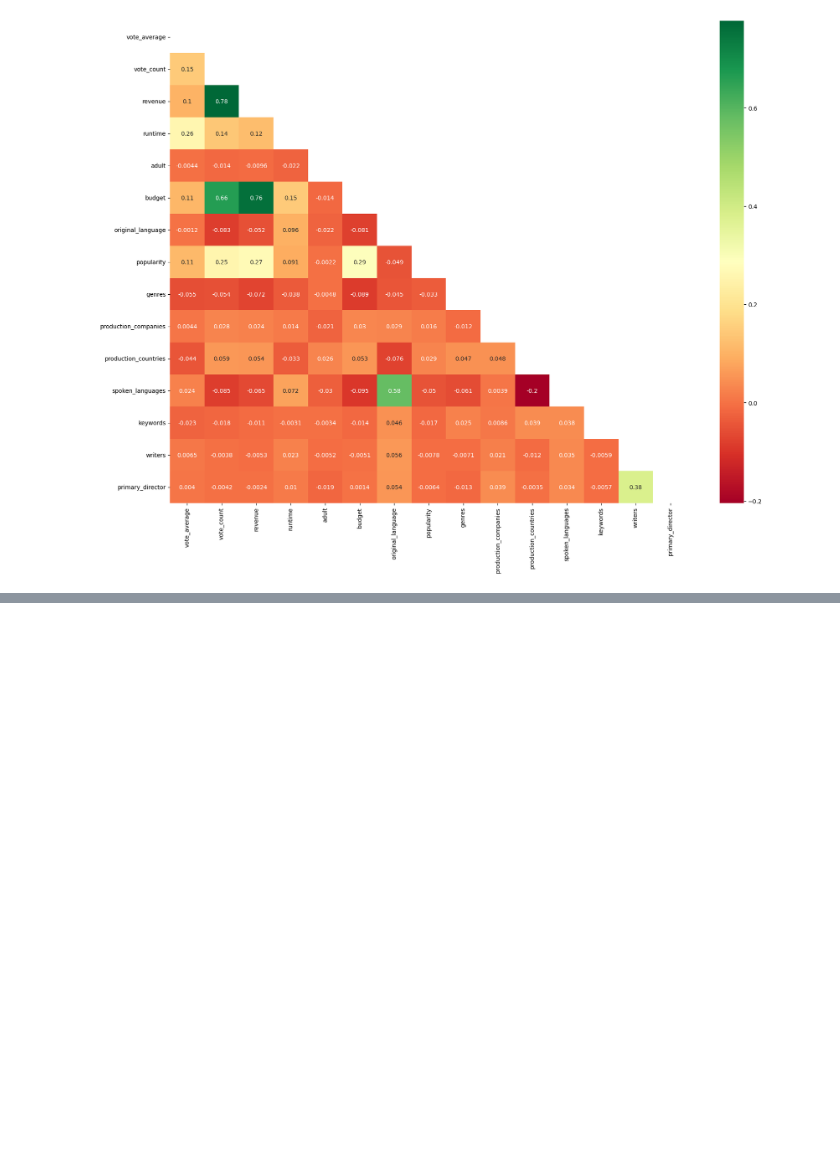
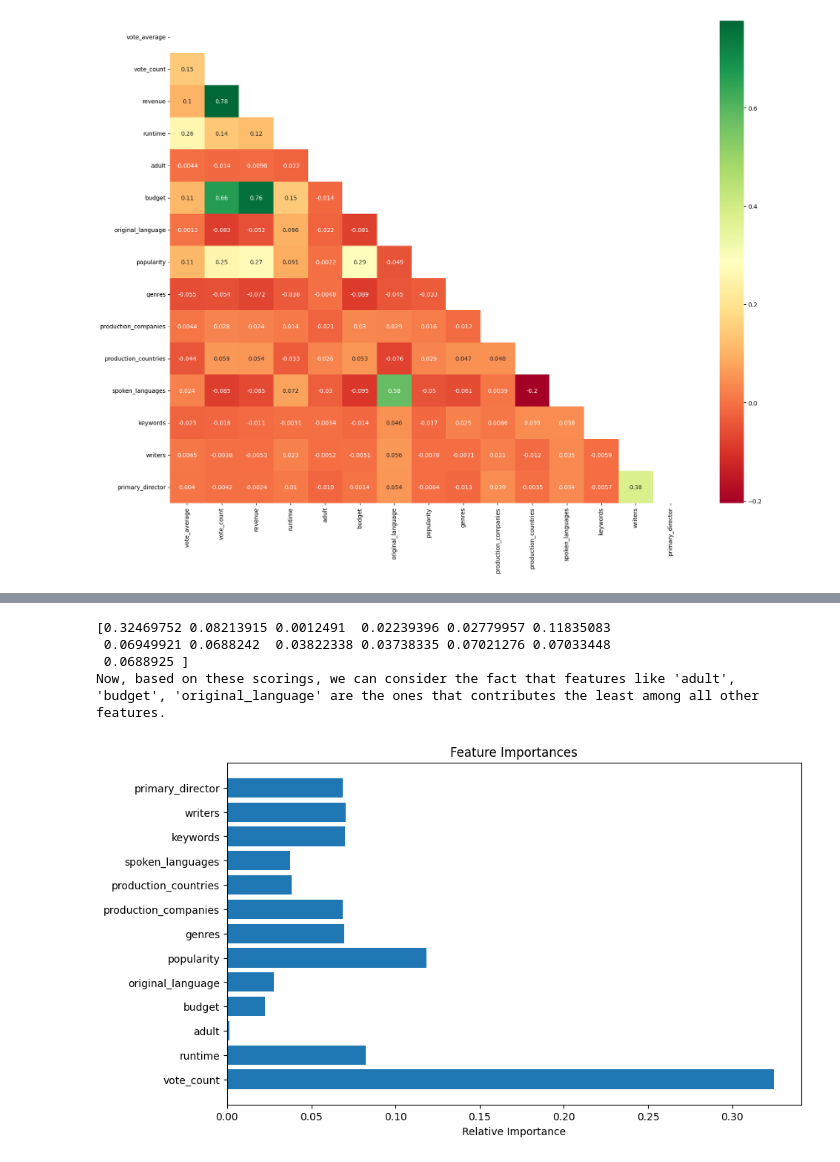
Before and after one commit to Jaagss/Movie_Success_Prediction, a Jupyter notebook: second.ipynb, the cells around one changed output, grey strips where cells are left out. Cells and saved outputs as stored; diff of their text form; code cells hidden in the pictures; blank space fills up the shorter version.

Commit message:
RF model implementation done as well.

```diff
--- a/second.ipynb
+++ b/second.ipynb
@@ -289,0 +364,4 @@ Model building starting
+# %%
+label_encoder = LabelEncoder()
+y = label_encoder.fit_transform(y)
+y = pd.DataFrame(y, columns=['target'])
@@ -289,0 +392,8 @@ Model building starting
+# %%
+
+# Split into train and test sets
+X_train, X_test, y_train, y_test = train_test_split(X, y, test_size=0.3, random_state=42)
+
+# Initialize and run LazyClassifiertask with no custom metrics
+clf = LazyClassifier(verbose=0, ignore_warnings=True, custom_metric=None)
+models, predictions = clf.fit(X_train, X_test, y_train, y_test)
@@ -289,0 +486,4 @@ Model building starting
+# %%
+# Initialize and fit the Random Forest Classifier
+random_forest = RandomForestClassifier(random_state=42)
+random_forest.fit(X_train, y_train)
@@ -289,0 +550,24 @@ Model building starting
+# %%
+
+# Feature Importances
+importances = random_forest.feature_importances_
+indices = range(len(importances))
+# %%
+print(importances)
+print("Now, based on these scorings, we can consider the fact that features like 'adult', 'budget', 'original_language' are the ones that contributes the least among all other features.")
+# %% [output]
+[0.32469752 0.08213915 0.0012491  0.02239396 0.02779957 0.11835083
+ 0.06949921 0.0688242  0.03822338 0.03738335 0.07021276 0.07033448
+ 0.0688925 ]
+Now, based on these scorings, we can consider the fact that features like 'adult', 'budget', 'original_language' are the ones that contributes the least among all other features.
+# %%
+
+# Plotting feature importances
+plt.figure(figsize=(10, 6))
+plt.title("Feature Importances")
+plt.barh(indices, importances, align='center')
+plt.yticks(indices, movies_df.columns[:-1])
+plt.xlabel("Relative Importance")
+plt.show()
+# %% [output]
+[figure, added]
```
Also changed, not shown: parts of 33 cells of this notebook.
